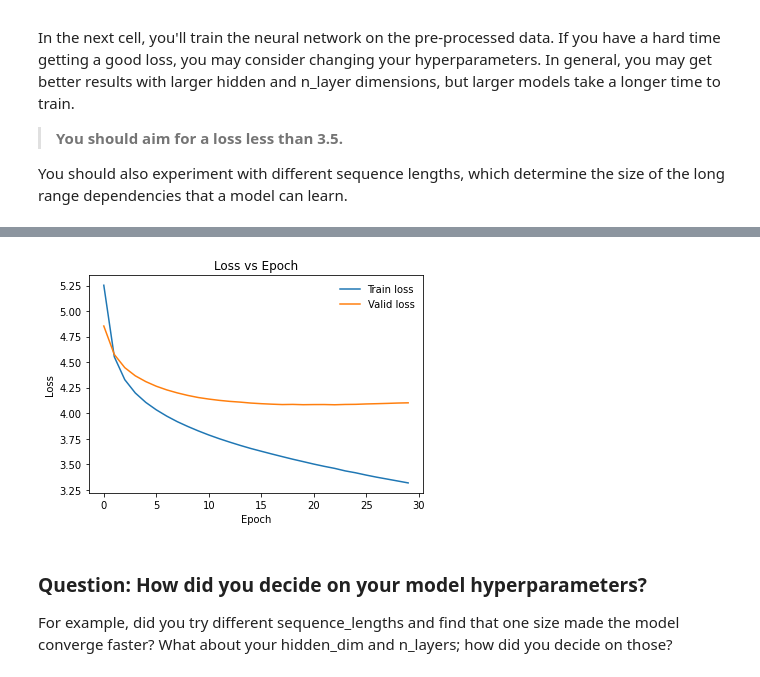
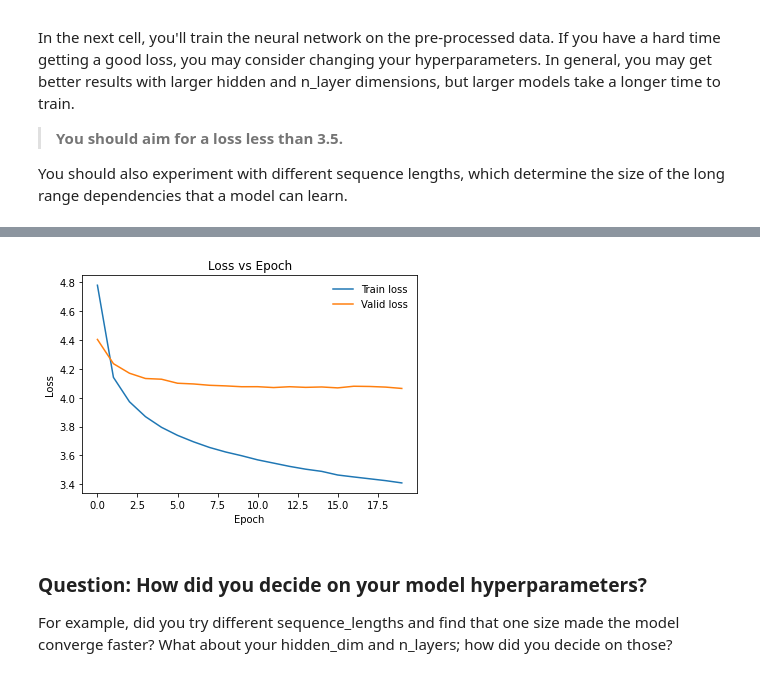
Before and after one commit to MengOonLee/BertelsmannAITrack, a Jupyter notebook: Recurrent_neural_network/Project/TV_script_generation.ipynb, the cells around one changed output, grey strips where cells are left out. Drawn from its saved outputs; the diff is of its cells as text; code cells hidden in the pictures.

```diff
--- a/Recurrent_neural_network/Project/TV_script_generation.ipynb
+++ b/Recurrent_neural_network/Project/TV_script_generation.ipynb
@@ -744,8 +745,7 @@ class RNN(nn.Module):
         batch_size = nn_input.size(0)
 
         # Embeddings and LSTM outputs
-        # x = nn_input.long()
-        embeds = self.embedding(nn_input)
+        embeds = self.embedding(nn_input.long())
         lstm_output, hidden = self.lstm(embeds, hidden)
 
         # stack up LSTM output using view
@@ -777,11 +777,11 @@ class RNN(nn.Module):
         weight = next(self.parameters()).data
 
         if train_on_gpu:
-          hidden = (weight.new(self.n_layers, batch_size, self.hidden_dim).zero_().cuda(),
-              weight.new(self.n_layers, batch_size, self.hidden_dim).zero_().cuda())
+            hidden = (weight.new(self.n_layers, batch_size, self.hidden_dim).zero_().cuda(),
+                weight.new(self.n_layers, batch_size, self.hidden_dim).zero_().cuda())
         else:
-          hidden = (weight.new(self.n_layers, batch_size, self.hidden_dim).zero_(),
-              weight.new(self.n_layers, batch_size, self.hidden_dim).zero_())
+            hidden = (weight.new(self.n_layers, batch_size, self.hidden_dim).zero_(),
+                weight.new(self.n_layers, batch_size, self.hidden_dim).zero_())
 
         return hidden
 
@@ -977,9 +977,9 @@ train_loader, valid_loader = batch_data(int_text,
 # %%
 # Training parameters
 # Number of Epochs
-num_epochs = 30
+num_epochs = 20
 # Learning Rate
-learning_rate = 1e-4
+learning_rate = 1e-3
 
 # Model parameters
 # Vocab size
@@ -987,7 +987,7 @@ vocab_size = len(vocab_to_int)
 # Output size
 output_size = len(vocab_to_int)
 # Embedding Dimension
-embedding_dim = 512
+embedding_dim = 256
 # Hidden Dimension
 hidden_dim = 512
 # Number of RNN Layers
@@ -1008,7 +1008,7 @@ DON'T MODIFY ANYTHING IN THIS CELL
 
 # create model and move to gpu if available
 rnn = RNN(vocab_size, output_size, embedding_dim,
-          hidden_dim, n_layers, dropout=0.6)
+          hidden_dim, n_layers, dropout=0.5)
 if train_on_gpu:
     rnn.cuda()
 # number of parameters except the embedding layer
@@ -1059,5 +1059,5 @@ Epoch: 30, Train Loss: 3.316591, Valid Loss: 4.101364
 Model Trained and Saved
-[figure, old version]
+[figure, new version]
 # %% [markdown]
 ### Question: How did you decide on your model hyperparameters?
 For example, did you try different sequence_lengths and find that one size made the model converge faster? What about your hidden_dim and n_layers; how did you decide on those?
```
Also changed, not shown: parts of 7 cells of this notebook.
